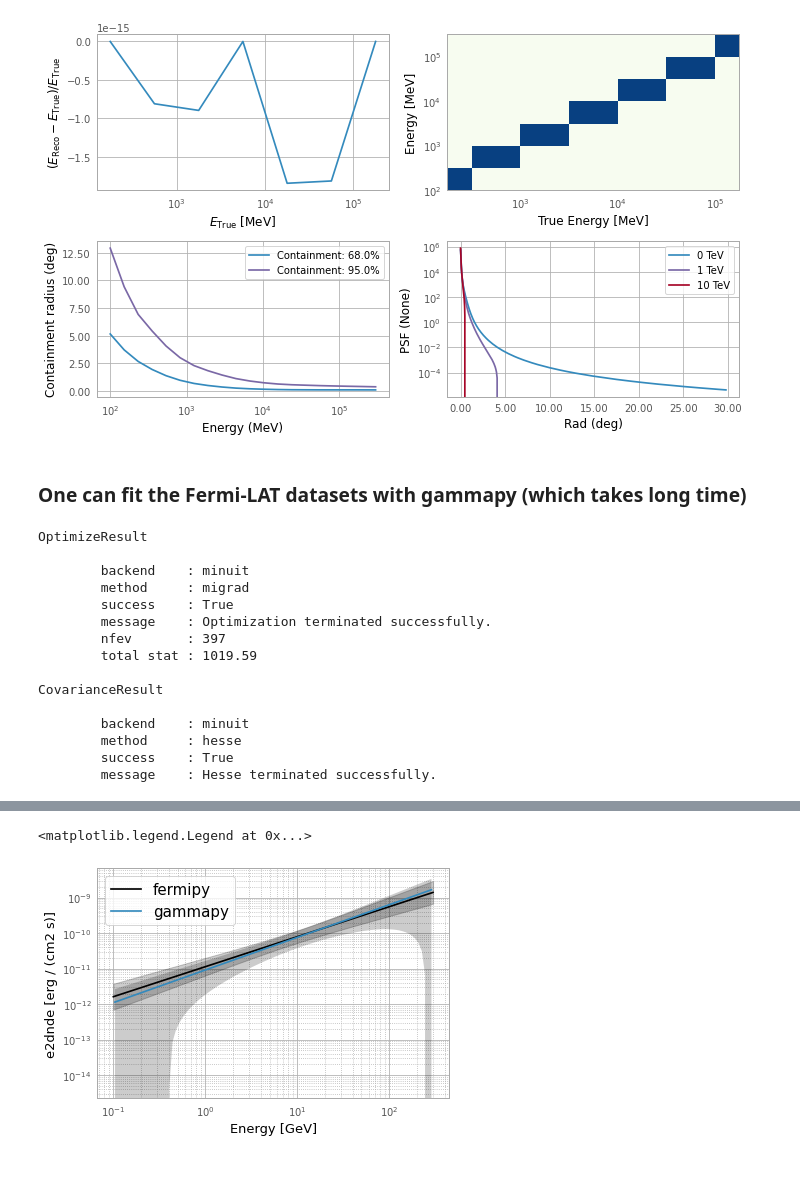
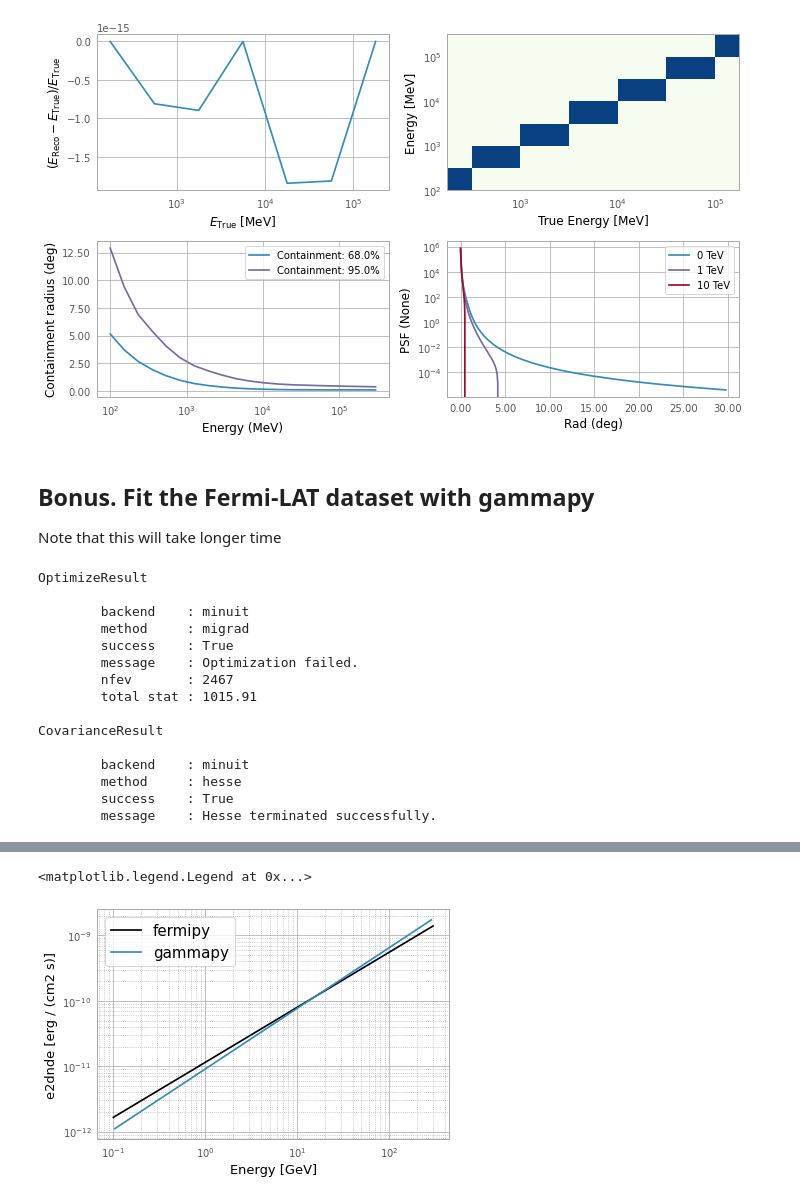
Before and after one commit to takdg123/vtspy, a Jupyter notebook: docs/examples/Tutorial_2_Fermi-LAT_analysis.ipynb, the cells around one changed output, grey strips where cells are left out. Cells and saved outputs as stored; diff of their text form; code cells hidden in the pictures; blank space fills up the shorter version.

```diff
--- a/docs/examples/Tutorial_2_Fermi-LAT_analysis.ipynb
+++ b/docs/examples/Tutorial_2_Fermi-LAT_analysis.ipynb
@@ -136,2 +157,0 @@ fermi.print_association()
-# %%
-o = fermi.fit(return_output=True)
@@ -145,0 +158,2 @@ WARNING: Format %s cannot be mapped to the accepted TDISPn keyword values.  Form
+# %%
+fermi.fit()
@@ -301,7 +328,9 @@ fermi.peek_irfs()
 # %% [output]
 [figure]
 # %% [markdown]
-### One can fit the Fermi-LAT datasets with gammapy (which takes long time)
+## Bonus. Fit the Fermi-LAT dataset with gammapy
+
+Note that this will take longer time
 # %%
 from gammapy.modeling import Fit
 # %%
@@ -313,9 +342,9 @@ OptimizeResult
         backend    : minuit
         method     : migrad
         success    : True
-        message    : Optimization terminated successfully.
-        nfev       : 397
-        total stat : 1019.59
+        message    : Optimization failed.
+        nfev       : 2467
+        total stat : 1015.91
 
 CovarianceResult
 
@@ -324,9 +353,10 @@ CovarianceResult
         success    : True
         message    : Hesse terminated successfully.
 # %%
+fermi.plot("sed", erg=True, units="GeV", show_flux_points=False, show_band=False, label="fermipy")
+
 gamma_result = fermi.datasets.models[fermi.target_name].spectral_model
-fermi.plot("sed", erg=True, units="GeV", show_flux_points=False, show_band=True, label="fermipy")
 gamma_result.plot([100*u.MeV, 300*u.GeV], sed_type="e2dnde", label="gammapy")
-gamma_result.plot_error([100*u.MeV, 300*u.GeV], sed_type="e2dnde")
+
 plt.legend(fontsize=15)
 # %% [output]
@@ -334,2 +364,2 @@ plt.legend(fontsize=15)
 <matplotlib.legend.Legend at 0x...>
-[figure, old version]
+[figure, new version]
```
Also changed, not shown: parts of 26 cells of this notebook, 15 other files.
